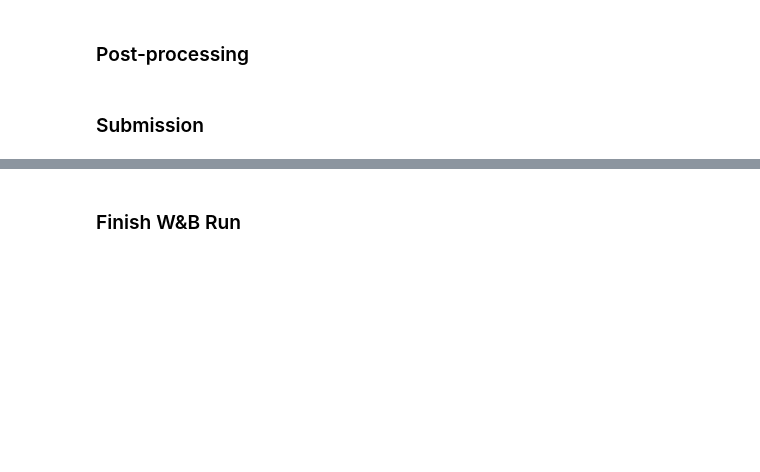
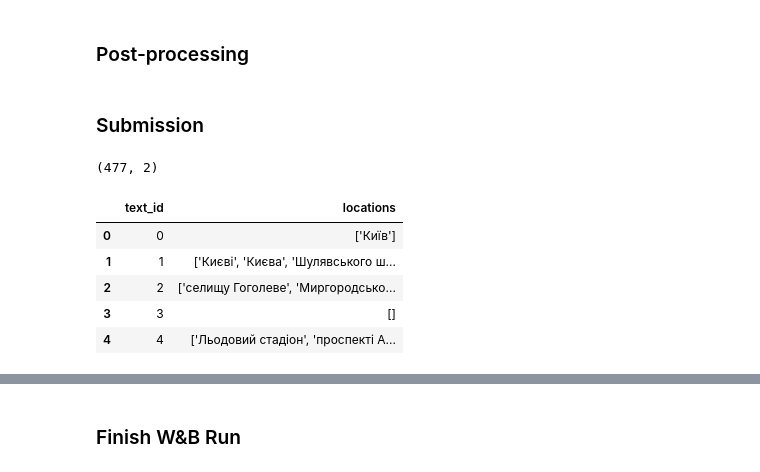
Before and after one commit to dkalchenko01/UA-Locations-NER-Transformers, a Jupyter notebook: notebooks/03_xlm_roberta_large.ipynb, the cells around one changed output, grey strips where cells are left out. Cells and saved outputs as stored; diff of their text form; code cells hidden in the pictures; blank space fills up the shorter version.

```diff
--- a/notebooks/03_xlm_roberta_large.ipynb
+++ b/notebooks/03_xlm_roberta_large.ipynb
@@ -534,2 +638,28 @@ for name, content in [("config", config), ("provenance", provenance), ("metrics"
 # %% [markdown]
 ### Test Predictions
+# %%
+from src.evaluation import decode_batch
+from src.decoding import decode_spans
+
+id_to_label = {v: k for k, v in config["label_to_id"].items()}
+test_spans = []
+test_logits = []
+
+trainer.model.eval()
+
+with torch.inference_mode():
+    for start in range(0, len(test_dataset), config["eval_batch_size"]):
+        rows = test_dataset.select(range(start, min(start + config["eval_batch_size"], len(test_dataset)))).to_list()
+        features = [{k: v for k, v in row.items() if k != "offset_mapping"} for row in rows]
+        batch = data_collator(features).to(device)
+
+        with torch.autocast(device_type="cuda", dtype=torch.bfloat16):
+            logits = trainer.model(**batch).logits.float().cpu()
+
+        records = [{**row, "text": test_df.iloc[start + i]["text"]} for i, row in enumerate(rows)]
+        predictions, indices = decode_batch(logits, records, config["label_to_id"])
+
+        for i, (row, pred, idx) in enumerate(zip(rows, predictions, indices)):
+            offsets = [row["offset_mapping"][j] for j in idx]
+            test_spans.append(decode_spans(pred, offsets, id_to_label))
+            test_logits.append(logits[i, :len(row["input_ids"])].clone())
@@ -536,4 +668,30 @@ for name, content in [("config", config), ("provenance", provenance), ("metrics"
 # %% [markdown]
 ### Post-processing
+# %%
+from src.postprocessing import postprocess, VARIANTS
+
+postprocessing_version = "v5"
+
+test_locations = [
+    postprocess(text, spans, **VARIANTS[postprocessing_version])
+    for text, spans in zip(test_df["text"], test_spans)
+]
 # %% [markdown]
 ### Submission
+# %%
+submission = test_df[["text_id"]].copy()
+submission["locations"] = [str(locations) for locations in test_locations]
+
+submission_path = backup_dir / f"submission_{selected_checkpoint}_{postprocessing_version}.csv"
+submission.to_csv(submission_path, index=False)
+
+print(submission.shape)
+display(submission.head())
+# %% [output]
+(477, 2)
+|  | text_id | locations |
+| 0 | 0 | ['Київ'] |
+| 1 | 1 | ['Києві', 'Києва', 'Шулявського ш... |
+| 2 | 2 | ['селищу Гоголеве', 'Миргородсько... |
+| 3 | 3 | [] |
+| 4 | 4 | ['Льодовий стадіон', 'проспекті А... |
```
Also changed, not shown: parts of 41 cells of this notebook.
